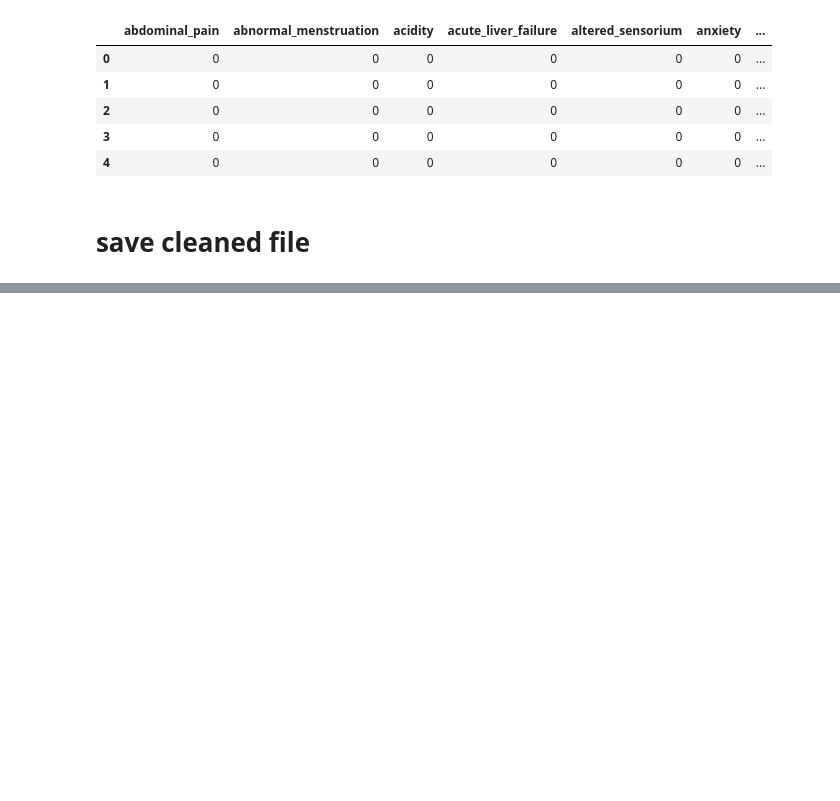
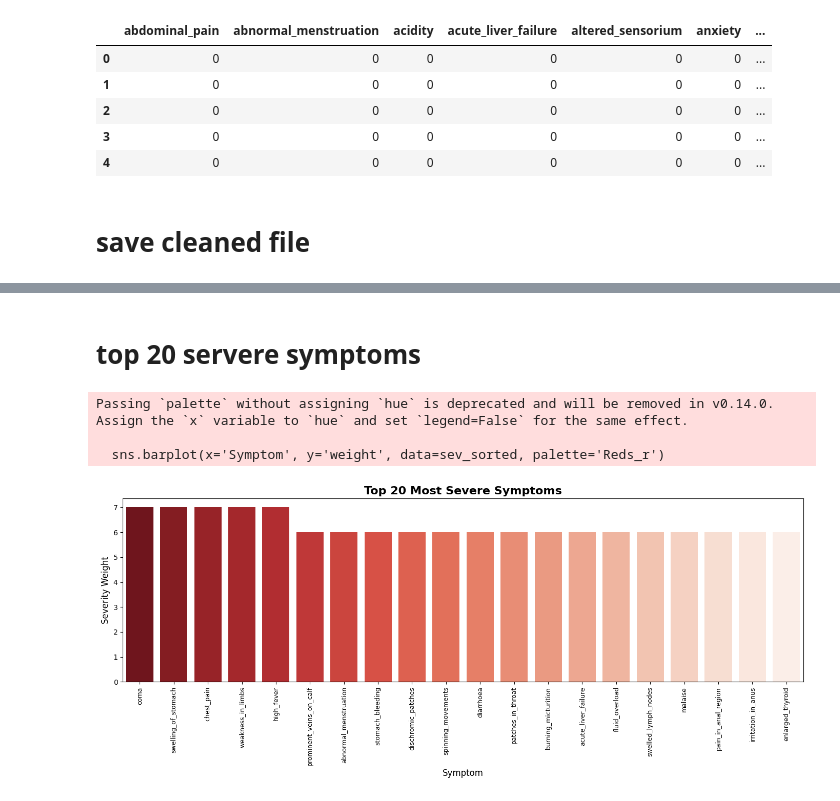
Before and after one commit to DHRUVSUTARIYA20/SymptoCare, a Jupyter notebook: Symptocare.ipynb, the cells around one changed output, grey strips where cells are left out. Cells and saved outputs as stored; diff of their text form; code cells hidden in the pictures; blank space fills up the shorter version.

```diff
--- a/Symptocare.ipynb
+++ b/Symptocare.ipynb
@@ -189,0 +208,19 @@ encoded_df.to_csv('cleaned/cleanedSet.csv', index = False)
+# %% [markdown]
+# top 20 servere symptoms
+# %%
+sev_sorted = df3.sort_values('weight', ascending=False).head(20)
+
+plt.figure(figsize=(14, 6))
+sns.barplot(x='Symptom', y='weight', data=sev_sorted, palette='Reds_r')
+plt.title('Top 20 Most Severe Symptoms', fontsize=16, fontweight='bold')
+plt.xlabel('Symptom', fontsize=12)
+plt.ylabel('Severity Weight', fontsize=12)
+plt.xticks(rotation=90, fontsize=9)
+plt.tight_layout()
+plt.savefig('symptom_severity.png', dpi=150)
+plt.show()
+# %% [output]
+Passing `palette` without assigning `hue` is deprecated and will be removed in v0.14.0. Assign the `x` variable to `hue` and set `legend=False` for the same effect.
+
+  sns.barplot(x='Symptom', y='weight', data=sev_sorted, palette='Reds_r')
+[figure, added]
```
Also changed, not shown: parts of 15 cells of this notebook, 5 other files.
